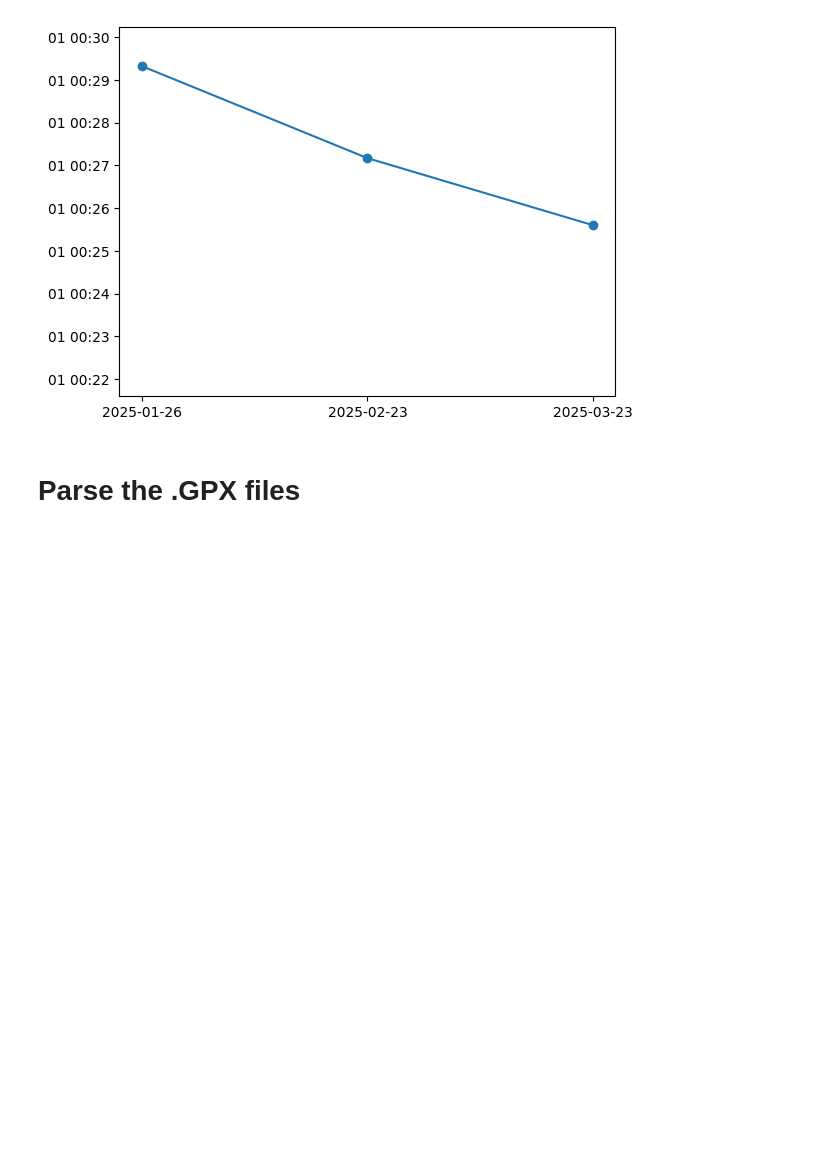
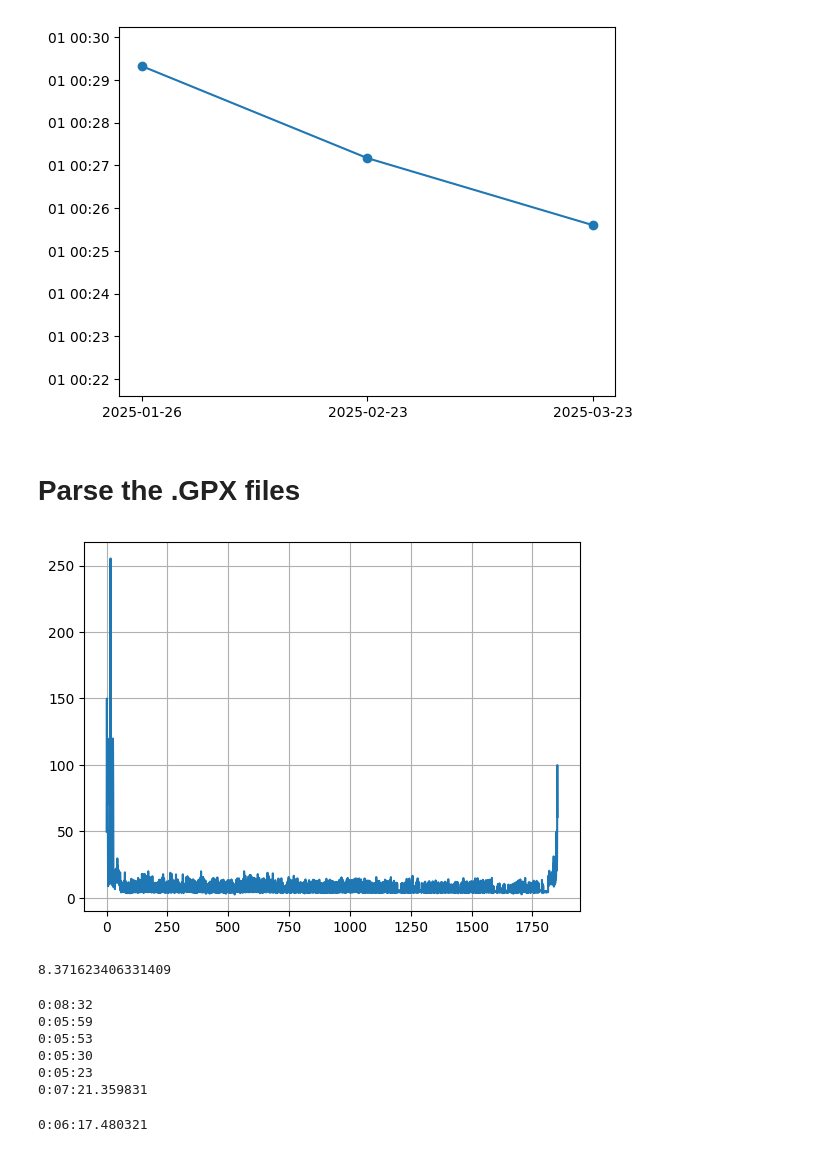
Before and after one commit to alexandru-cohal/RaceResultsVisualizer, a Jupyter notebook: data_analysis.ipynb, the cells around one changed output. Saved outputs shown, nothing was run; the diff lists cells and outputs as text; code cells hidden in the pictures; blank space fills up the shorter version.

Commit message:
Update the Jupyter Notebook with attempts for calculating and plotting the pace

```diff
--- a/data_analysis.ipynb
+++ b/data_analysis.ipynb
@@ -294,6 +295,7 @@ def parse_gpx_file(filepath):
     lat = []
     lon = []
     elev = []
+    time = []
     gpx_file = open(filepath, 'r')
     gpx = gpxpy.parse(gpx_file)
     for track in gpx.tracks:
@@ -302,8 +304,65 @@ def parse_gpx_file(filepath):
                 lat.append(point.latitude)
                 lon.append(point.longitude)
                 elev.append(point.elevation)
-
-    return lat, lon, elev
+                time.append(point.time)
+    return lat, lon, elev, time
 # %%
-GPX_FILEPATH = 'race_data'
-lat, lon, elev = parse_gpx_file(GPX_FILEPATH + df["gpxfilename"][0])
+GPX_FILEPATH = 'race_data/'
+lat, lon, elev, time = parse_gpx_file(GPX_FILEPATH + df["gpxfilename"][0])
+# %%
+rhytm = []
+for idx in range(1, len(lat)):
+    # Point0: lat[idx - 1], lon[idx - 1], time[idx - 1]
+    # Point1: lat[idx], lon[idx], time[idx]
+    dist = haversine.haversine((lat[idx - 1], lon[idx - 1]), (lat[idx], lon[idx]))
+    timediff = time[idx] - time[idx - 1]
+    if dist > 0:
+        rhytm.append(timediff.seconds / dist * (1 / 60))
+# %%
+import matplotlib.pyplot as plt
+
+fig = plt.figure()
+ax = fig.add_subplot(1,1,1)
+
+ax.plot(rhytm)
+
+ax.grid()
+plt.show()
+# %% [output]
+[figure, added]
+# %%
+sum(rhytm) / len(rhytm)
+# %% [output]
+8.371623406331409
+# %%
+dist_total = 0
+timediff_total_total = 0
+timediff_total = 0
+
+for idx in range(1, len(lat)):
+    # Point0: lat[idx - 1], lon[idx - 1], time[idx - 1]
+    # Point1: lat[idx], lon[idx], time[idx]
+    dist = haversine.haversine((lat[idx - 1], lon[idx - 1]), (lat[idx], lon[idx]))
+    timediff = time[idx] - time[idx - 1]
+
+    dist_total_total += dist
+    timediff_total_total += timediff.seconds
+    dist_total += dist
+    timediff_total += timediff.seconds
+
+    if dist_total > 1:
+        print(timedelta(seconds=timediff_total))
+        dist_total = 0
+        timediff_total = 0
+print(timedelta(seconds=timediff_total / dist_total))
+# %% [output]
+0:08:32
+0:05:59
+0:05:53
+0:05:30
+0:05:23
+0:07:21.359831
+# %%
+print(timedelta(seconds=timediff_total_total / dist_total_total))
+# %% [output]
+0:06:17.480321
```
Also changed, not shown: parts of 5 cells of this notebook.
